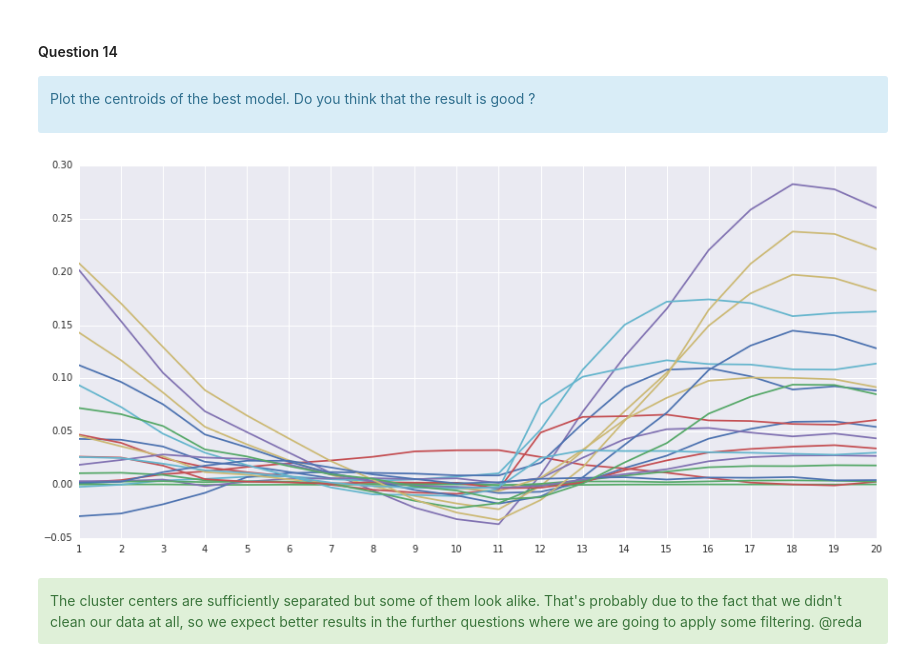
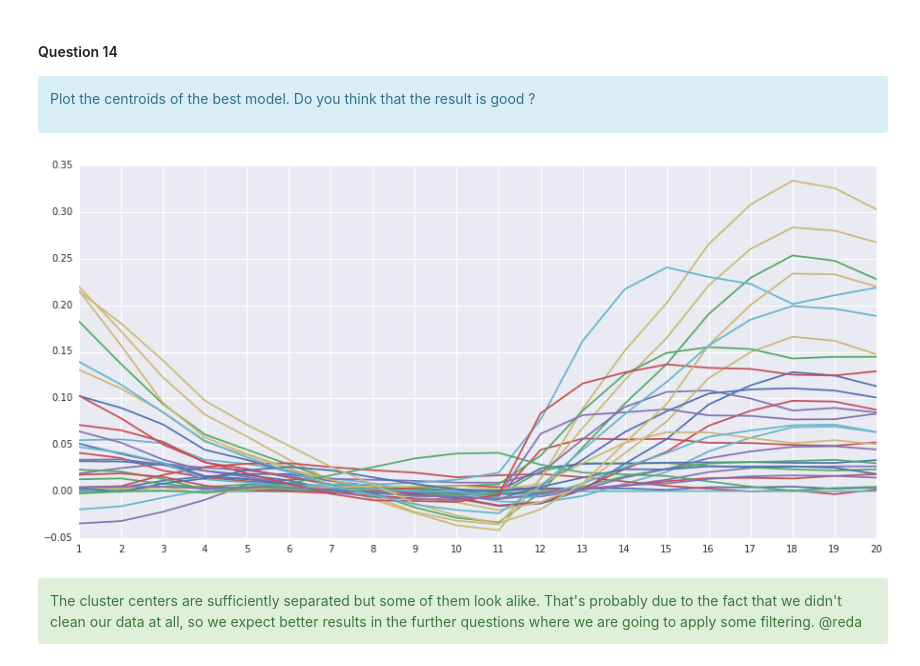
Before and after one commit to alegaballo/AML, a Jupyter notebook: [Lecture 11+12] Analyzing Neuroimaging Data with PySpark and Thunder.ipynb, the cells around one changed output. Cells and saved outputs as stored; diff of their text form; code cells hidden in the pictures.

```diff
--- a/[Lecture 11+12] Analyzing Neuroimaging Data with PySpark and Thunder.ipynb
+++ b/[Lecture 11+12] Analyzing Neuroimaging Data with PySpark and Thunder.ipynb
@@ -922,11 +915,11 @@ Plot the centroids of the best model. Do you think that the result is good ?
 </div>
 # %%
 # plot the best performing model
-best_k = 20
+best_k = 30
 bestModel = models[ks.index(best_k)]
 plot_voxels(np.array(bestModel.clusterCenters).T)
 # %% [output]
-[figure, old version]
+[figure, new version]
 # %% [markdown]
 <div class="alert alert-success">The cluster centers are sufficiently separated but some of them look alike. That's probably due to the fact that we didn't clean our data at all, so we expect better results in the further questions where we are going to apply some filtering. @reda</div>
 # %% [markdown]
```
Also changed, not shown: parts of 64 cells of this notebook.
